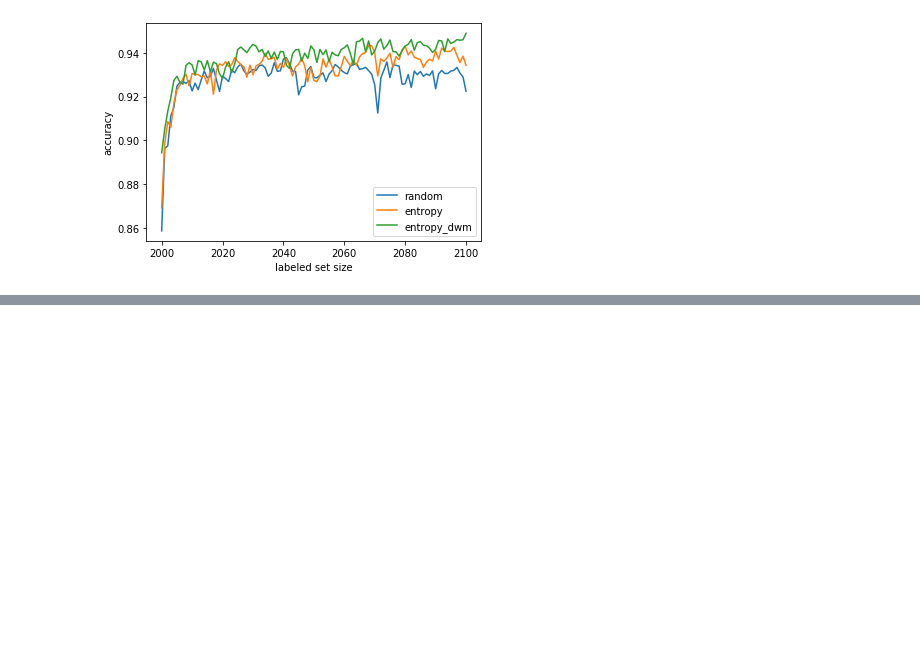
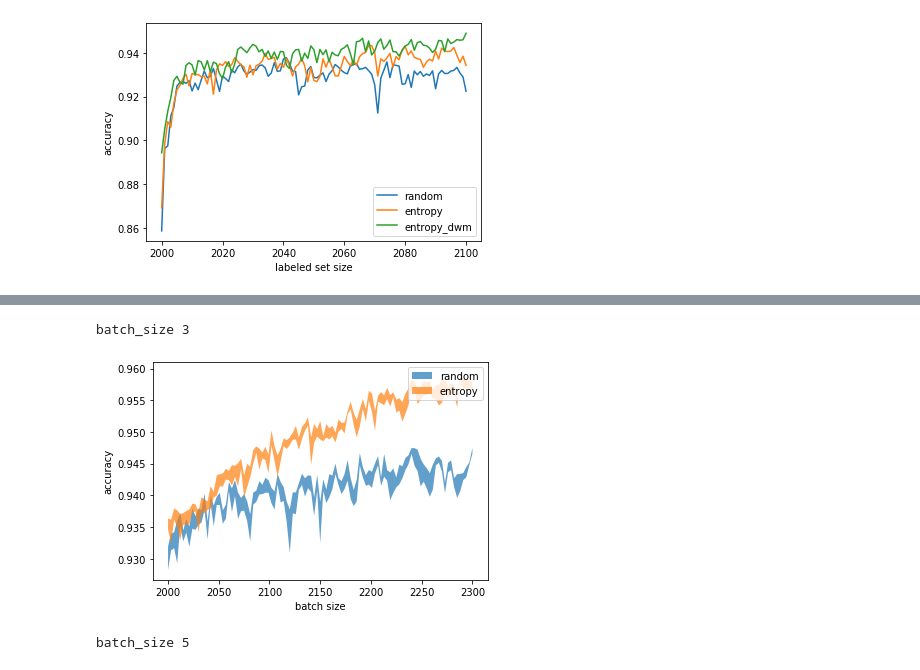
Before and after one commit to nibydlo/Thesis, a Jupyter notebook: first_impl/UncertaintyAL.ipynb, the cells around one changed output, grey strips where cells are left out. Saved outputs shown, nothing was run; the diff lists cells and outputs as text; code cells hidden in the pictures; blank space fills up the shorter version.

```diff
--- a/first_impl/UncertaintyAL.ipynb
+++ b/first_impl/UncertaintyAL.ipynb
@@ -323,11 +325,3 @@ def run_DWM(
         model.fit(x_train_labeled, y_train_labeled)
         acc_growth += [(x_train_labeled.shape[0], score_f(model, x_test, y_test))]
     return acc_growth
-# %%
-unsim_coef = 0.3
-entropy_dwm_bill = run_DWM(query_entropy_dwm, create_linear_svc_model, reshape_svc, score_svc,
-                    x_train_bill.to_numpy(),
-                    y_train_bill.to_numpy(),
-                    x_test_bill.to_numpy(),
-                    y_test_bill.to_numpy(),
-                    5, 1, 35)
@@ -500,0 +633,72 @@ plt.show()
+# %%
+batch_stat['random'] = {}
+for batch_size in [3, 5, 10, 20]:
+    batch_stat['random'][batch_size] = []
+    for i in range(N):
+        random_mnist = run_AL(query_default, create_sequential_model, reshape_mnist, score_sequential,
+                    x_train_mnist,
+                    y_train_mnist,
+                    x_test_mnist,
+                    y_test_mnist,
+                    INIT_SIZE, batch_size, QUERIES)
+        batch_stat['random'][batch_size].append(random_mnist)
+# %%
+max_acc_batch = {'random':[], 'entropy':[]}
+
+
+for batch_size in [3, 5, 10, 20]:
+    print('batch_size', batch_size)
+
+    mean_random = [0 for i in range(QUERIES + 1)]
+    sum_random_1 = [0 for i in range(QUERIES + 1)]
+    sum_random_2 = [0 for i in range(QUERIES + 1)]
+
+    mean_entropy = [0 for i in range(QUERIES + 1)]
+    sum_entropy_1 = [0 for i in range(QUERIES + 1)]
+    sum_entropy_2 = [0 for i in range(QUERIES + 1)]
+
+    for i in range(N):
+        random_mnist = batch_stat['random'][batch_size][i]
+        random_accurs = [e[1] for e in random_mnist]
+
+        entropy_mnist = batch_stat['entropy'][batch_size][i]
+        entropy_accurs = [e[1] for e in entropy_mnist]
+        for j in range(QUERIES + 1):
+            mean_random[j] += random_accurs[j] / N
+            sum_random_1[j] += random_accurs[j] ** 2 / N
+            sum_random_2[j] += random_accurs[j] / N
+
+            mean_entropy[j] += entropy_accurs[j] / N
+            sum_entropy_1[j] += entropy_accurs[j] ** 2 / N
+            sum_entropy_2[j] += entropy_accurs[j] / N
+
+    max_acc_batch['random'].append(max(mean_random))
+    max_acc_batch['entropy'].append(max(mean_entropy))
+
+    D_random = [sum_random_1[i] - sum_random_2[i] ** 2 for i in range(QUERIES + 1)]
+    D_entropy = [sum_entropy_1[i] - sum_entropy_2[i] ** 2 for i in range(QUERIES + 1)]
+
+    sigma_random = [CC * math.sqrt(d) / math.sqrt(N) for d in D_random]
+    sigma_entropy = [CC * math.sqrt(d) / math.sqrt(N) for d in D_entropy]
+    plt.fill_between(
+        range(INIT_SIZE,  INIT_SIZE + batch_size*QUERIES + 1, batch_size),
+        [e + s for (e, s) in zip(mean_random, sigma_random)],
+        [e - s for (e, s) in zip(mean_random, sigma_random)],
+        label='random',
+        alpha=0.7
+    )
+    plt.fill_between(
+        range(INIT_SIZE, INIT_SIZE + batch_size*QUERIES + 1, batch_size),
+        [e + s for (e, s) in zip(mean_entropy, sigma_entropy)],
+        [e - s for (e, s) in zip(mean_entropy, sigma_entropy)],
+        label='entropy',
+        alpha=0.7
+    )
+    plt.xlabel('batch size')
+    plt.ylabel('accuracy')
+    plt.legend()
+    plt.show()
+# %% [output]
+batch_size 3
+[figure, added]
+batch_size 5
```
Also changed, not shown: parts of 13 cells of this notebook.
